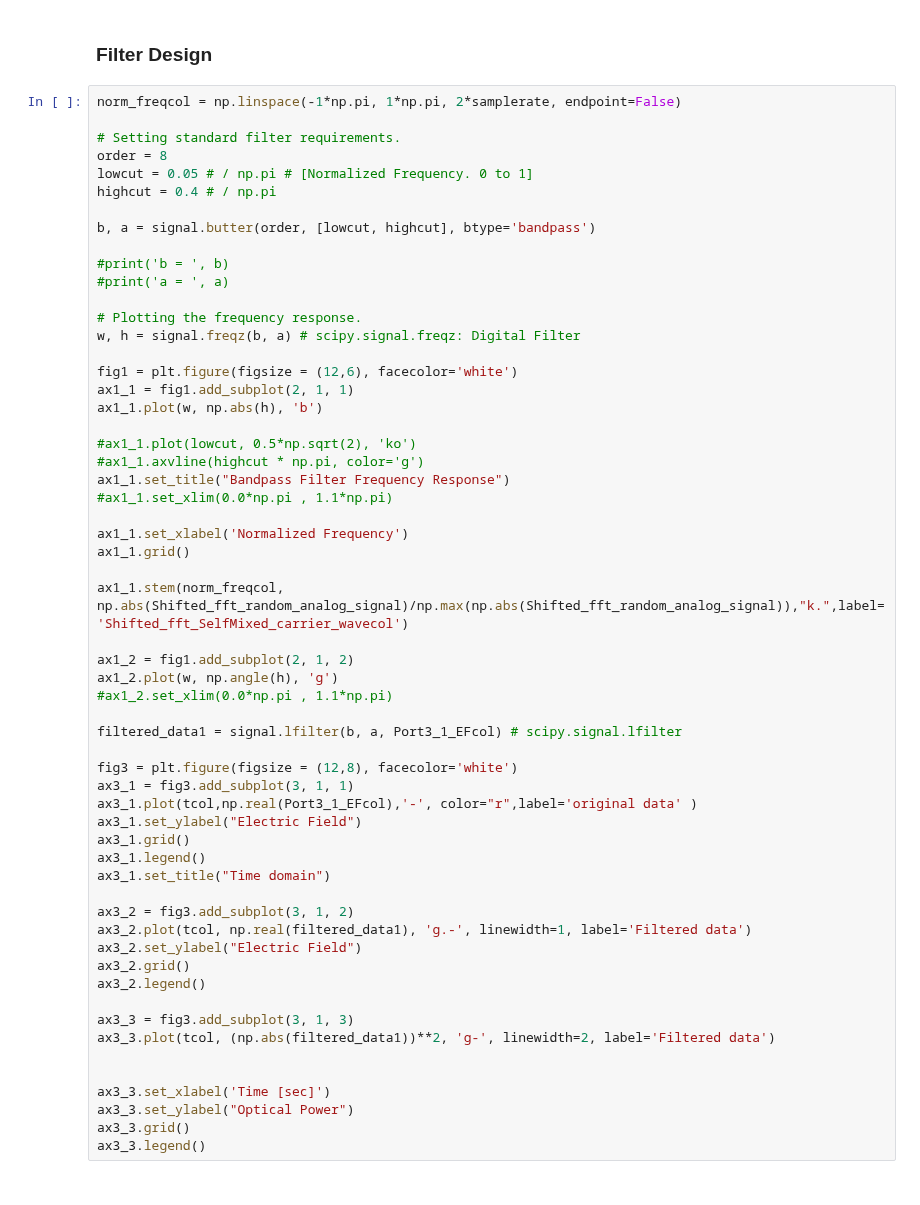
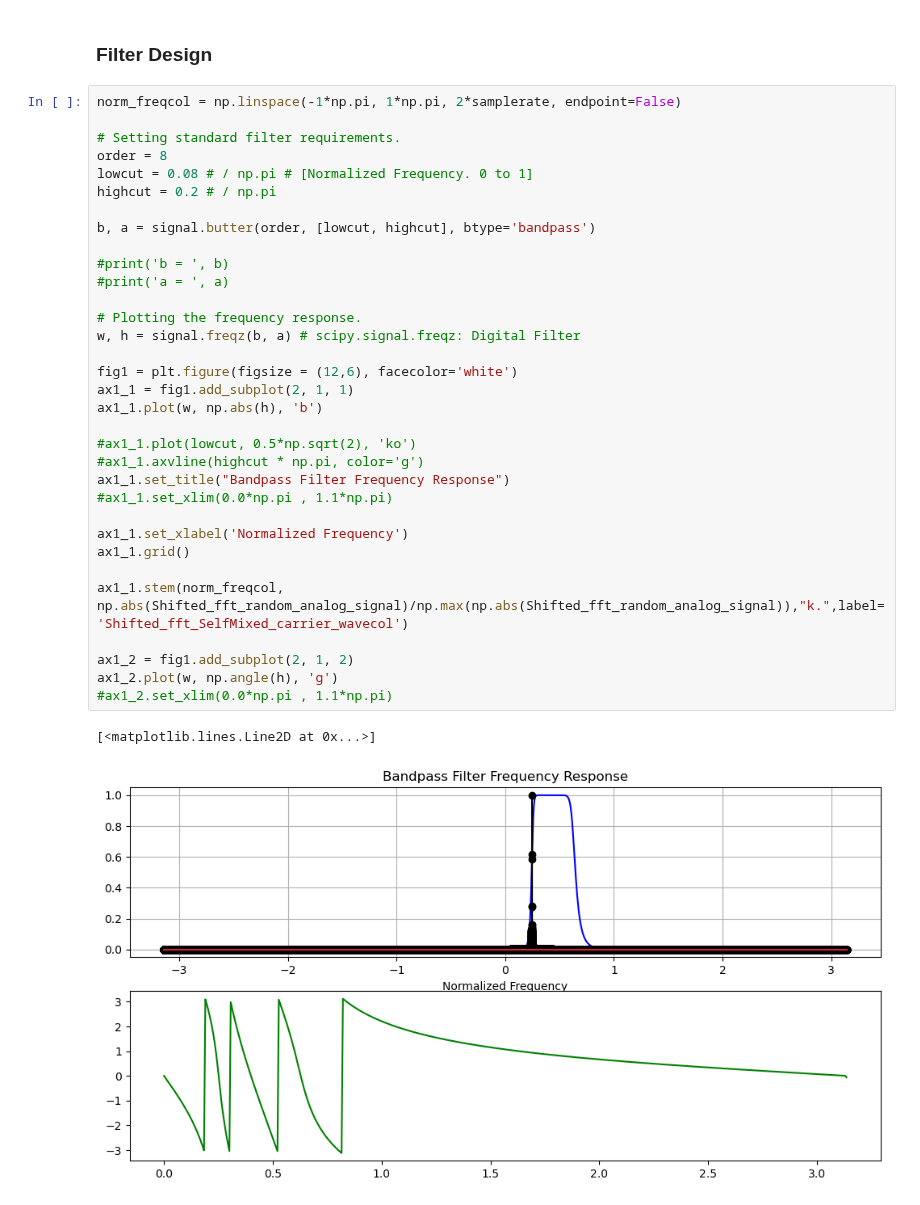
Before and after one commit to tacticstactics/Optical-pulse-broadening, a Jupyter notebook: optical_pulse_broadening_optical_filter.ipynb, the cells around one changed output. Drawn from its saved outputs; the diff is of its cells as text.

```diff
--- a/optical_pulse_broadening_optical_filter.ipynb
+++ b/optical_pulse_broadening_optical_filter.ipynb
@@ -357,57 +367,35 @@ ax2_1.grid()
 norm_freqcol = np.linspace(-1*np.pi, 1*np.pi, 2*samplerate, endpoint=False)
 
 # Setting standard filter requirements.
 order = 8
-lowcut = 0.05 # / np.pi # [Normalized Frequency. 0 to 1]
-highcut = 0.4 # / np.pi
+lowcut = 0.08 # / np.pi # [Normalized Frequency. 0 to 1]
+highcut = 0.2 # / np.pi
 
 b, a = signal.butter(order, [lowcut, highcut], btype='bandpass')
 
 #print('b = ', b)
 #print('a = ', a)
 
 # Plotting the frequency response.
 w, h = signal.freqz(b, a) # scipy.signal.freqz: Digital Filter
 
 fig1 = plt.figure(figsize = (12,6), facecolor='white')
 ax1_1 = fig1.add_subplot(2, 1, 1)
 ax1_1.plot(w, np.abs(h), 'b')
 
 #ax1_1.plot(lowcut, 0.5*np.sqrt(2), 'ko')
 #ax1_1.axvline(highcut * np.pi, color='g')
 ax1_1.set_title("Bandpass Filter Frequency Response")
 #ax1_1.set_xlim(0.0*np.pi , 1.1*np.pi)
 
 ax1_1.set_xlabel('Normalized Frequency')
 ax1_1.grid()
 
 ax1_1.stem(norm_freqcol, np.abs(Shifted_fft_random_analog_signal)/np.max(np.abs(Shifted_fft_random_analog_signal)),"k.",label='Shifted_fft_SelfMixed_carrier_wavecol')
 
 ax1_2 = fig1.add_subplot(2, 1, 2)
 ax1_2.plot(w, np.angle(h), 'g')
 #ax1_2.set_xlim(0.0*np.pi , 1.1*np.pi)
-
-filtered_data1 = signal.lfilter(b, a, Port3_1_EFcol) # scipy.signal.lfilter
-
-fig3 = plt.figure(figsize = (12,8), facecolor='white')
-ax3_1 = fig3.add_subplot(3, 1, 1)
-ax3_1.plot(tcol,np.real(Port3_1_EFcol),'-', color="r",label='original data' )
-ax3_1.set_ylabel("Electric Field")
-ax3_1.grid()
-ax3_1.legend()
-ax3_1.set_title("Time domain")
-
-ax3_2 = fig3.add_subplot(3, 1, 2)
-ax3_2.plot(tcol, np.real(filtered_data1), 'g.-', linewidth=1, label='Filtered data')
-ax3_2.set_ylabel("Electric Field")
-ax3_2.grid()
-ax3_2.legend()
-
-ax3_3 = fig3.add_subplot(3, 1, 3)
-ax3_3.plot(tcol, (np.abs(filtered_data1))**2, 'g-', linewidth=2, label='Filtered data')
-
-
-ax3_3.set_xlabel('Time [sec]')
-ax3_3.set_ylabel("Optical Power")
-ax3_3.grid()
-ax3_3.legend()
+# %% [output]
+[<matplotlib.lines.Line2D at 0x...>]
+[figure, added]
```
Also changed, not shown: parts of 3 cells of this notebook.
